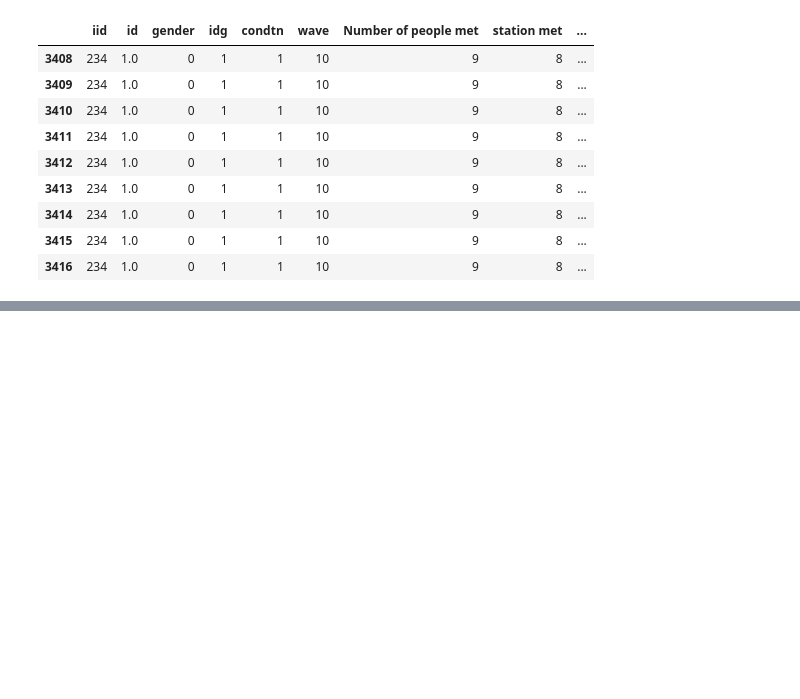
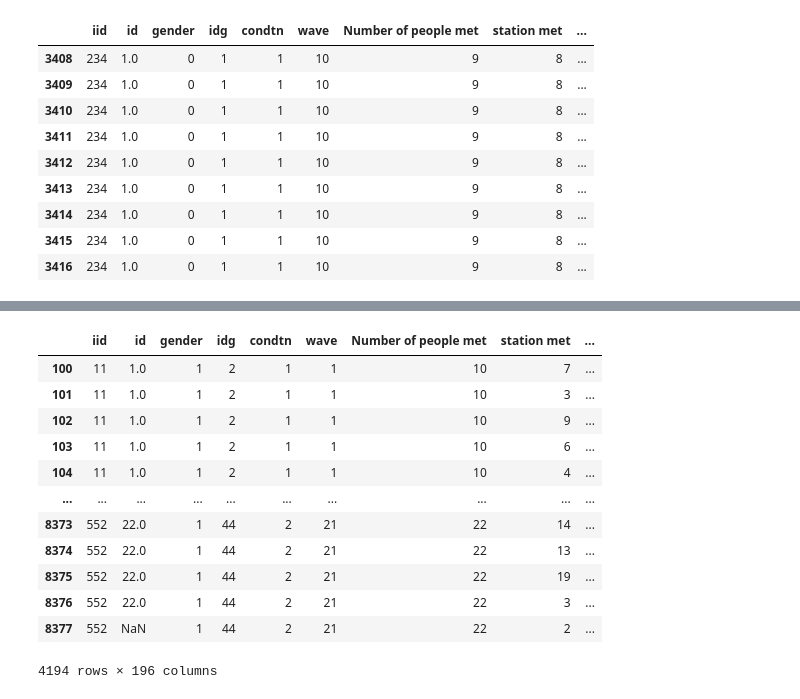
Before and after one commit to okwan91/Speed_dating, a Jupyter notebook: Notebooks/Workbook.ipynb, the cells around one changed output, grey strips where cells are left out. Drawn from its saved outputs; the diff is of its cells as text; code cells hidden in the pictures; blank space fills up the shorter version.

```diff
--- a/Notebooks/Untitled.ipynb
+++ b/Notebooks/Workbook.ipynb
@@ -89,0 +181,17 @@ c_234 = data.loc[data['iid'] == 234]
+# %%
+males_ = data[data['gender'] == 1]
+males_
+# %% [output]
+|  | iid | id | gender | idg | condtn | wave | Number of people met | station met | ... |
+| 100 | 11 | 1.0 | 1 | 2 | 1 | 1 | 10 | 7 | ... |
+| 101 | 11 | 1.0 | 1 | 2 | 1 | 1 | 10 | 3 | ... |
+| 102 | 11 | 1.0 | 1 | 2 | 1 | 1 | 10 | 9 | ... |
+| 103 | 11 | 1.0 | 1 | 2 | 1 | 1 | 10 | 6 | ... |
+| 104 | 11 | 1.0 | 1 | 2 | 1 | 1 | 10 | 4 | ... |
+| ... | ... | ... | ... | ... | ... | ... | ... | ... | ... |
+| 8373 | 552 | 22.0 | 1 | 44 | 2 | 21 | 22 | 14 | ... |
+| 8374 | 552 | 22.0 | 1 | 44 | 2 | 21 | 22 | 13 | ... |
+| 8375 | 552 | 22.0 | 1 | 44 | 2 | 21 | 22 | 19 | ... |
+| 8376 | 552 | 22.0 | 1 | 44 | 2 | 21 | 22 | 3 | ... |
+| 8377 | 552 | NaN | 1 | 44 | 2 | 21 | 22 | 2 | ... |
+4194 rows × 196 columns
```
Also changed, not shown: parts of 7 cells of this notebook.
